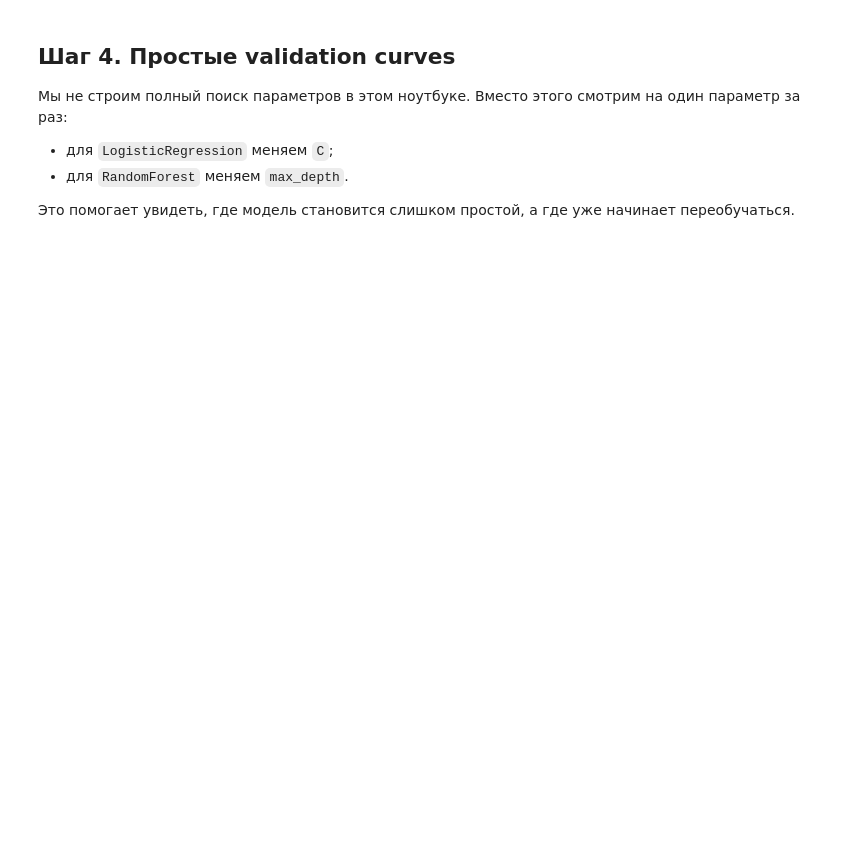
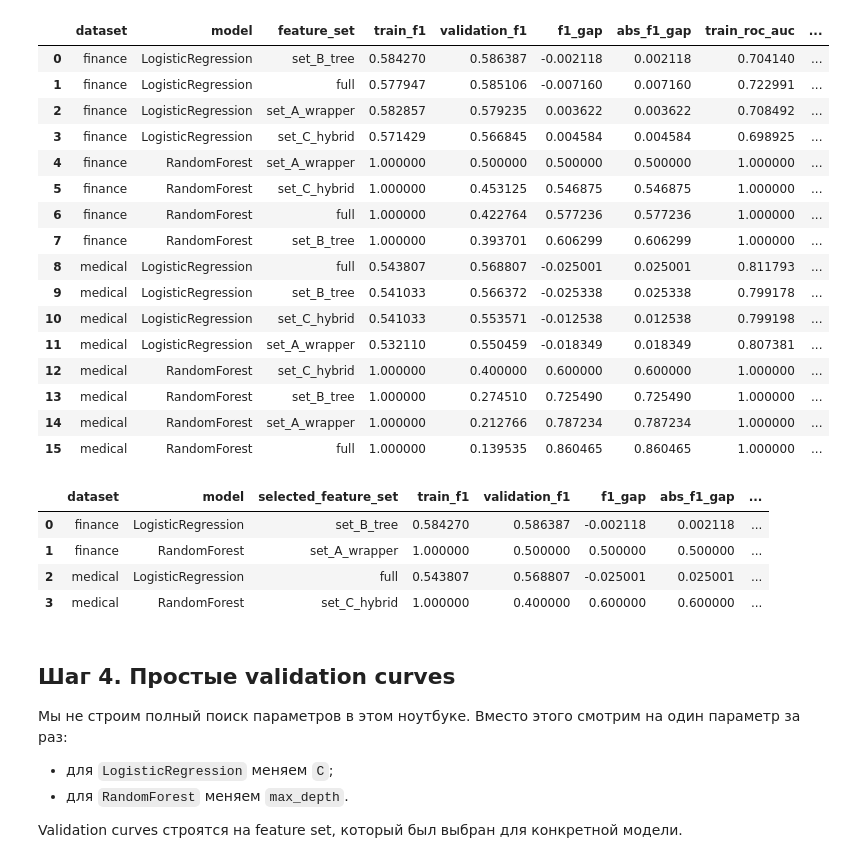
Before and after one commit to remote-worker-prof/edu-big-data-machine-models, a Jupyter notebook: 03-overfitting-validation-and-hyperparameter-tuning/solutions/01_train_validation_overfitting_solution.ipynb, the cells around one changed output. Drawn from its saved outputs; the diff is of its cells as text; code cells hidden in the pictures; blank space fills up the shorter version.

```diff
--- a/03-overfitting-validation-and-hyperparameter-tuning/solutions/01_train_validation_overfitting_solution.ipynb
+++ b/03-overfitting-validation-and-hyperparameter-tuning/solutions/01_train_validation_overfitting_solution.ipynb
@@ -15,7 +16,9 @@
 from pathlib import Path
 import importlib.util
 
+import matplotlib.pyplot as plt
 import pandas as pd
+import seaborn as sns
 from IPython.display import display
 from sklearn.base import clone
 
@@ -39,11 +42,7 @@ spec.loader.exec_module(lab)
 SEED = lab.SEED
 OUTPUT_DIR = BASE_DIR / 'outputs'
 OUTPUT_DIR.mkdir(exist_ok=True)
-pd.set_option('display.max_rows', 100)
+pd.set_option('display.max_rows', 200)
 pd.set_option('display.max_colwidth', 120)
-
-import matplotlib.pyplot as plt
-import seaborn as sns
-
-sns.set_theme(style='whitegrid')
+sns.set_theme(style='whitegrid', context='talk')
 # %% [markdown]
@@ -144,13 +105,20 @@ selection_summary
 audit_rows = []
 
 for dataset_name, ctx in prepared.items():
-    for feature_set_name, matrices in ctx['matrix_cache'].items():
-        for model_name, model in lab.make_default_models().items():
+    for feature_set_name in ctx['feature_set_names']:
+        selected_features = lab.get_feature_set_features(feature_sets, dataset_name, feature_set_name)
+        selector = lab.PreprocessedFeatureSelector(selected_features=selected_features).fit(
+            ctx['x_train'], ctx['y_train']
+        )
+        x_train_sel = selector.transform(ctx['x_train'])
+        x_valid_sel = selector.transform(ctx['x_valid'])
+
+        for model_name, base_model in lab.make_default_models().items():
             _, fit_time_sec, train_metrics, valid_metrics = lab.measure_fit_and_split_metrics(
-                clone(model),
-                matrices['x_train'],
+                clone(base_model),
+                x_train_sel,
                 ctx['y_train'],
-                matrices['x_valid'],
+                x_valid_sel,
                 ctx['y_valid'],
             )
 
@@ -171,9 +139,13 @@ for dataset_name, ctx in prepared.items():
                     }
                 )
 
-generalization_audit = (
-    pd.DataFrame(audit_rows)
-    .sort_values(['dataset', 'feature_set', 'model', 'split'])
-    .reset_index(drop=True)
+generalization_audit = pd.DataFrame(audit_rows)
+generalization_audit['split'] = pd.Categorical(
+    generalization_audit['split'],
+    categories=['train', 'validation'],
+    ordered=True,
 )
+generalization_audit = generalization_audit.sort_values(
+    ['dataset', 'feature_set', 'model', 'split']
+).reset_index(drop=True)
 generalization_audit
@@ -207,3 +180,32 @@ feature_set_decisions
+# %%
+gap_summary = lab.build_generalization_selection_summary(generalization_audit).reset_index(drop=True)
+model_feature_set_decisions = lab.build_model_feature_set_decisions(generalization_audit)
+
+display(gap_summary)
+model_feature_set_decisions
+# %% [output]
+|  | dataset | model | feature_set | train_f1 | validation_f1 | f1_gap | abs_f1_gap | train_roc_auc | ... |
+| 0 | finance | LogisticRegression | set_B_tree | 0.584270 | 0.586387 | -0.002118 | 0.002118 | 0.704140 | ... |
+| 1 | finance | LogisticRegression | full | 0.577947 | 0.585106 | -0.007160 | 0.007160 | 0.722991 | ... |
+| 2 | finance | LogisticRegression | set_A_wrapper | 0.582857 | 0.579235 | 0.003622 | 0.003622 | 0.708492 | ... |
+| 3 | finance | LogisticRegression | set_C_hybrid | 0.571429 | 0.566845 | 0.004584 | 0.004584 | 0.698925 | ... |
+| 4 | finance | RandomForest | set_A_wrapper | 1.000000 | 0.500000 | 0.500000 | 0.500000 | 1.000000 | ... |
+| 5 | finance | RandomForest | set_C_hybrid | 1.000000 | 0.453125 | 0.546875 | 0.546875 | 1.000000 | ... |
+| 6 | finance | RandomForest | full | 1.000000 | 0.422764 | 0.577236 | 0.577236 | 1.000000 | ... |
+| 7 | finance | RandomForest | set_B_tree | 1.000000 | 0.393701 | 0.606299 | 0.606299 | 1.000000 | ... |
+| 8 | medical | LogisticRegression | full | 0.543807 | 0.568807 | -0.025001 | 0.025001 | 0.811793 | ... |
+| 9 | medical | LogisticRegression | set_B_tree | 0.541033 | 0.566372 | -0.025338 | 0.025338 | 0.799178 | ... |
+| 10 | medical | LogisticRegression | set_C_hybrid | 0.541033 | 0.553571 | -0.012538 | 0.012538 | 0.799198 | ... |
+| 11 | medical | LogisticRegression | set_A_wrapper | 0.532110 | 0.550459 | -0.018349 | 0.018349 | 0.807381 | ... |
+| 12 | medical | RandomForest | set_C_hybrid | 1.000000 | 0.400000 | 0.600000 | 0.600000 | 1.000000 | ... |
+| 13 | medical | RandomForest | set_B_tree | 1.000000 | 0.274510 | 0.725490 | 0.725490 | 1.000000 | ... |
+| 14 | medical | RandomForest | set_A_wrapper | 1.000000 | 0.212766 | 0.787234 | 0.787234 | 1.000000 | ... |
+| 15 | medical | RandomForest | full | 1.000000 | 0.139535 | 0.860465 | 0.860465 | 1.000000 | ... |
+|  | dataset | model | selected_feature_set | train_f1 | validation_f1 | f1_gap | abs_f1_gap | ... |
+| 0 | finance | LogisticRegression | set_B_tree | 0.584270 | 0.586387 | -0.002118 | 0.002118 | ... |
+| 1 | finance | RandomForest | set_A_wrapper | 1.000000 | 0.500000 | 0.500000 | 0.500000 | ... |
+| 2 | medical | LogisticRegression | full | 0.543807 | 0.568807 | -0.025001 | 0.025001 | ... |
+| 3 | medical | RandomForest | set_C_hybrid | 1.000000 | 0.400000 | 0.600000 | 0.600000 | ... |
 # %% [markdown]
 ## Шаг 4. Простые validation curves
 
@@ -212,7 +214,7 @@ feature_set_decisions
 - для `LogisticRegression` меняем `C`;
 - для `RandomForest` меняем `max_depth`.
 
-Это помогает увидеть, где модель становится слишком простой, а где уже начинает переобучаться.
+Validation curves строятся на feature set, который был выбран для конкретной модели.
 # %%
 curve_rows = []
 
```
Also changed, not shown: parts of 15 cells of this notebook, 9 other files.
